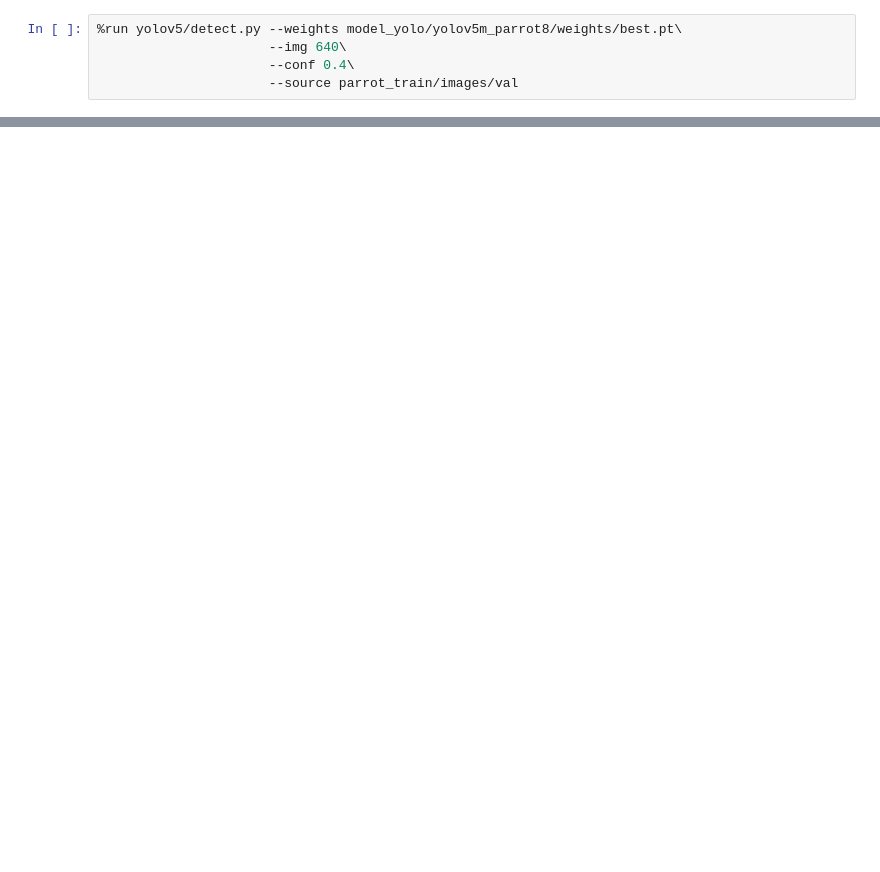
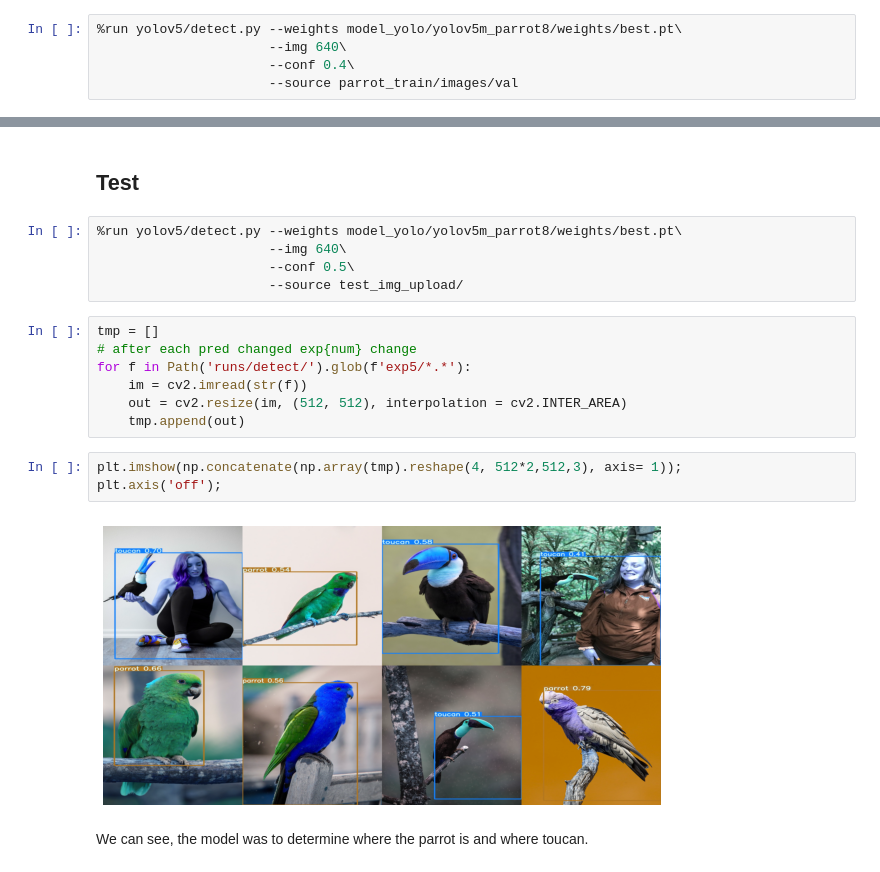
Before and after one commit to beifa/parrot_toucan, a Jupyter notebook: project1_yolo5/yolo5_parrot_toucan.ipynb, the cells around one changed output, grey strips where cells are left out. Drawn from its saved outputs; the diff is of its cells as text; blank space fills up the shorter version.

Commit message:
add test viz

```diff
--- a/project1_yolo5/yolo5_parrot_toucan.ipynb
+++ b/project1_yolo5/yolo5_parrot_toucan.ipynb
@@ -198,0 +196,21 @@ plt.axis('off');
+# %% [markdown]
+## Test
+# %%
+%run yolov5/detect.py --weights model_yolo/yolov5m_parrot8/weights/best.pt\
+                      --img 640\
+                      --conf 0.5\
+                      --source test_img_upload/
+# %%
+tmp = []
+# after each pred changed exp{num} change
+for f in Path('runs/detect/').glob(f'exp5/*.*'):
+    im = cv2.imread(str(f))
+    out = cv2.resize(im, (512, 512), interpolation = cv2.INTER_AREA)
+    tmp.append(out)
+# %%
+plt.imshow(np.concatenate(np.array(tmp).reshape(4, 512*2,512,3), axis= 1));
+plt.axis('off');
+# %% [output]
+[figure, added]
+# %% [markdown]
+We can see, the model was to determine where the parrot is and where toucan.
```
Also changed, not shown: parts of 5 cells of this notebook.
